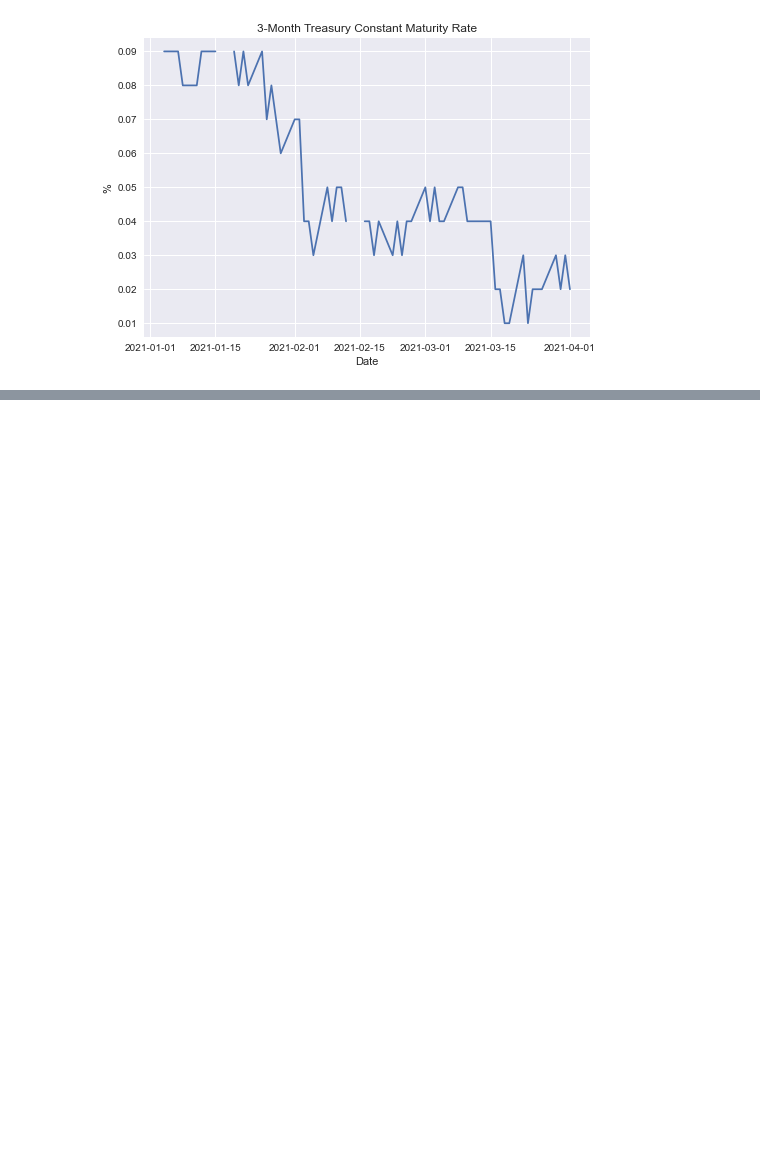
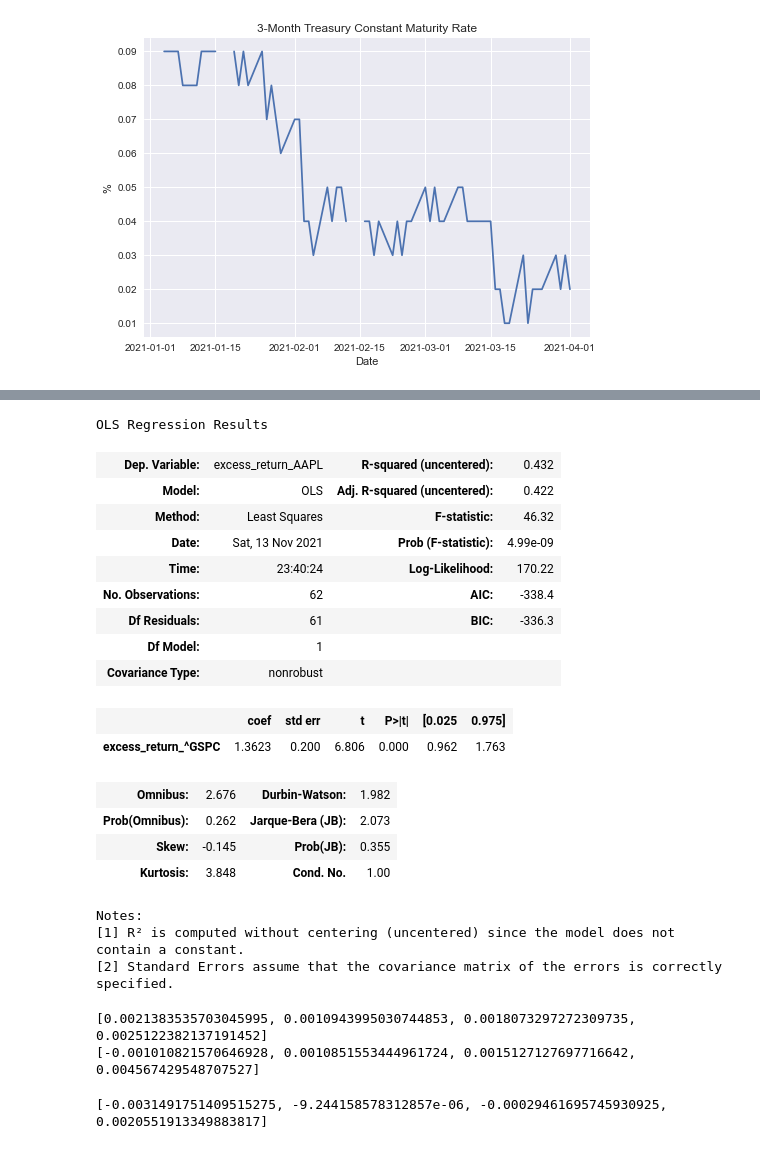
Before and after one commit to ddimucci/Manning_Stocks_Course, a Jupyter notebook: Manning_Live_Project/Manning_Linear_Regression_For_Valuation.ipynb, the cells around one changed output, grey strips where cells are left out. Saved outputs shown, nothing was run; the diff lists cells and outputs as text; code cells hidden in the pictures; blank space fills up the shorter version.

```diff
--- a/Manning_Live_Project/Manning_Linear_Regression_For_Valuation.ipynb
+++ b/Manning_Live_Project/Manning_Linear_Regression_For_Valuation.ipynb
@@ -128,0 +204,27 @@ dtype: float64
+# %%
+X = returns['excess_return_^GSPC']
+AAPL = returns["excess_return_AAPL"]
+# %%
+mod = sm.OLS(AAPL, X)
+res = mod.fit()
+res.summary()
+# %% [output]
+OLS Regression Results
+| Dep. Variable: | excess_return_AAPL | R-squared (uncentered): | 0.432 |
+| Model: | OLS | Adj. R-squared (uncentered): | 0.422 |
+| Method: | Least Squares | F-statistic: | 46.32 |
+| Date: | Sat, 13 Nov 2021 | Prob (F-statistic): | 4.99e-09 |
+| Time: | 23:40:24 | Log-Likelihood: | 170.22 |
+| No. Observations: | 62 | AIC: | -338.4 |
+| Df Residuals: | 61 | BIC: | -336.3 |
+| Df Model: | 1 |  |  |
+| Covariance Type: | nonrobust |  |  |
+|  | coef | std err | t | P>|t| | [0.025 | 0.975] |
+| excess_return_^GSPC | 1.3623 | 0.200 | 6.806 | 0.000 | 0.962 | 1.763 |
+| Omnibus: | 2.676 | Durbin-Watson: | 1.982 |
+| Prob(Omnibus): | 0.262 | Jarque-Bera (JB): | 2.073 |
+| Skew: | -0.145 | Prob(JB): | 0.355 |
+| Kurtosis: | 3.848 | Cond. No. | 1.00 |
+Notes:
+[1] R² is computed without centering (uncentered) since the model does not contain a constant.
+[2] Standard Errors assume that the covariance matrix of the errors is correctly specified.
@@ -128,0 +245,6 @@ dtype: float64
+# %%
+print(Re)
+print(Realized)
+# %% [output]
+[0.0021383535703045995, 0.0010943995030744853, 0.0018073297272309735, 0.0025122382137191452]
+[-0.001010821570646928, 0.0010851553444961724, 0.0015127127697716642, 0.004567429548707527]
@@ -128,0 +255,4 @@ dtype: float64
+# %%
+print(value)
+# %% [output]
+[-0.0031491751409515275, -9.244158578312857e-06, -0.00029461695745930925, 0.0020551913349883817]
```
Also changed, not shown: parts of 9 cells of this notebook.
